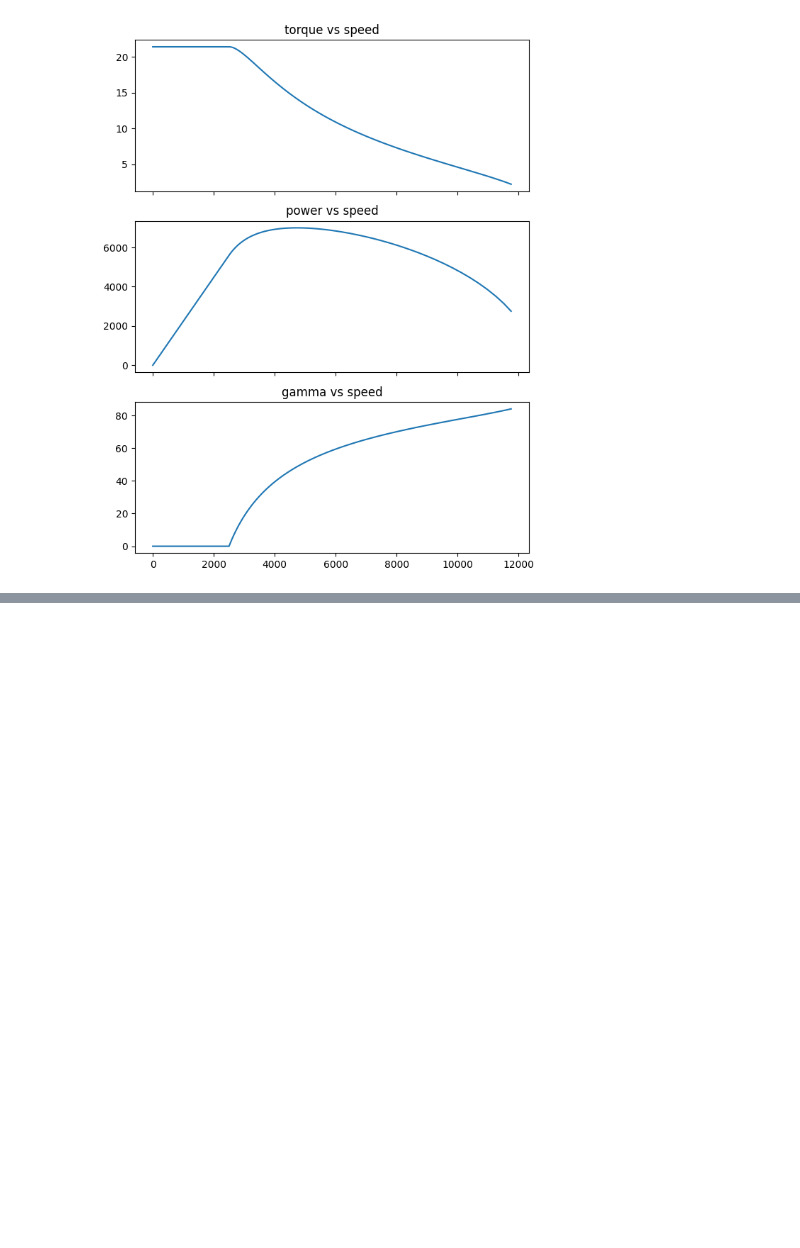
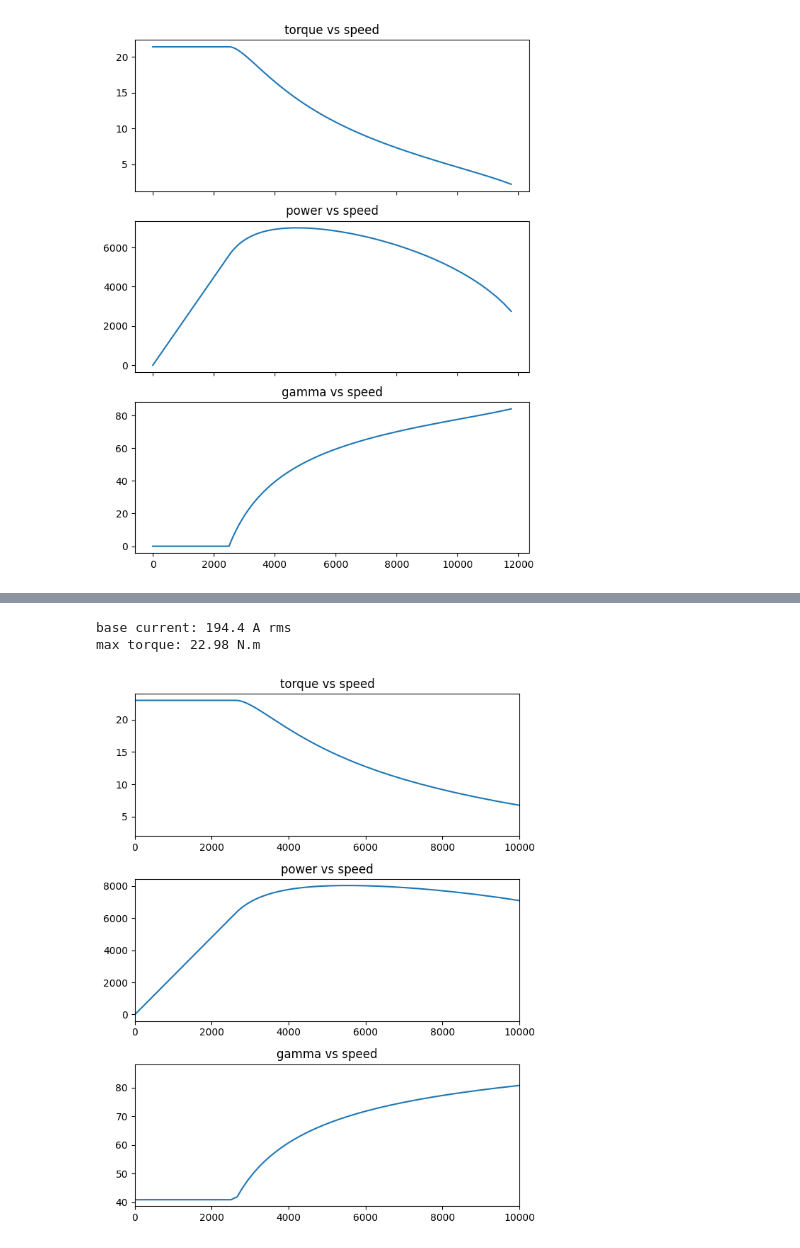
Before and after one commit to NaveenDeepak/emdtool, a Jupyter notebook: nbs/01_pu_pmsm.ipynb, the cells around one changed output, grey strips where cells are left out. Cells and saved outputs as stored; diff of their text form; code cells hidden in the pictures; blank space fills up the shorter version.

```diff
--- a/nbs/01_pu_pmsm.ipynb
+++ b/nbs/01_pu_pmsm.ipynb
@@ -182,3 +403,13 @@ M1.plot_profile()
+# %%
+#| hide_output
+M2.motor_profile(42, 10000, 2500)
+print('base current: {} A rms'.format(M2.Ib))
+print('max torque: {} N.m'.format(round(max(M2.values['torque']),2)))
+M2.plot_profile()
+# %% [output]
+base current: 194.4 A rms
+max torque: 22.98 N.m
+[figure, added]
 # %%
 #| hide
 import nbdev; nbdev.nbdev_export()
```
Also changed, not shown: parts of 13 cells of this notebook, 2 other files.
